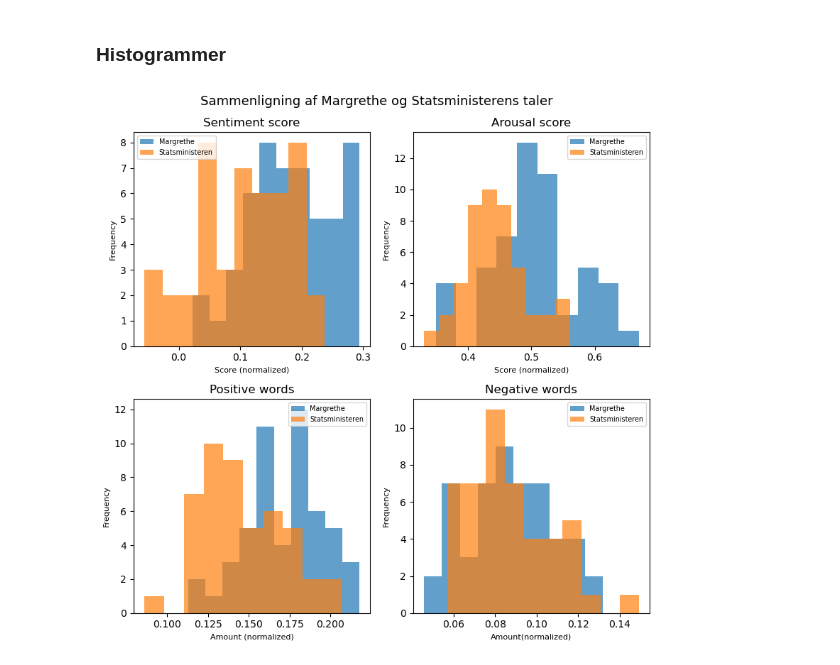
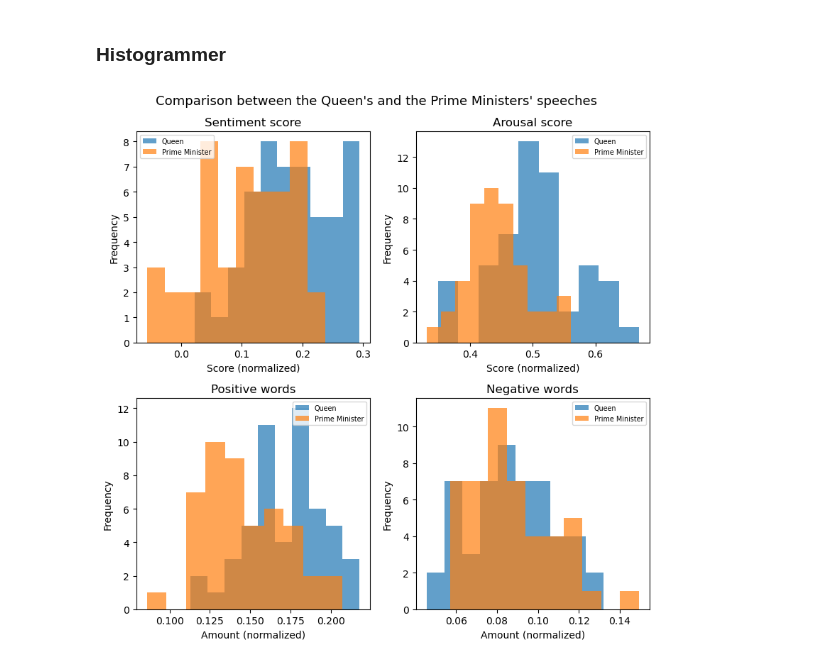
Before and after one commit to ChristianDTU/Nyt-rstaler, a Jupyter notebook: sentiment_score_and_arousal.ipynb, the cells around one changed output. Saved outputs shown, nothing was run; the diff lists cells and outputs as text; code cells hidden in the pictures.

```diff
--- a/sentiment_score_and_arousal.ipynb
+++ b/sentiment_score_and_arousal.ipynb
@@ -412,41 +412,41 @@ plt.tight_layout()
 ### Histogrammer
 # %%
 figure, axis = plt.subplots(2, 2,figsize=(8, 8))
-figure.suptitle("Sammenligning af Margrethe og Statsministerens taler", fontsize = 13)
+figure.suptitle("Comparison between the Queen's and the Prime Ministers' speeches", fontsize = 13)
 
 #sentiment_score
-axis[0,0].hist(Margrethe_dataframe["sentiment_score"], alpha=0.7, label = "Margrethe")
-axis[0,0].hist(Statsministeren_dataframe["sentiment_score"], alpha=0.7, label = "Statsministeren")
+axis[0,0].hist(Margrethe_dataframe["sentiment_score"], alpha=0.7, label = "Queen")
+axis[0,0].hist(Statsministeren_dataframe["sentiment_score"], alpha=0.7, label = "Prime Minister")
 axis[0,0].set_title("Sentiment score", fontsize = 12)
-axis[0,0].set_xlabel('Score (normalized)',fontsize = 8)
-axis[0,0].set_ylabel('Frequency',fontsize = 8)
+axis[0,0].set_xlabel('Score (normalized)',fontsize = 10)
+axis[0,0].set_ylabel('Frequency',fontsize = 10)
 axis[0,0].legend(loc='upper left',fontsize = 'x-small')
 
 
 # #arousal_score
-axis[0,1].hist(Margrethe_dataframe["arousal_score"], alpha=0.7, label = "Margrethe")
-axis[0,1].hist(Statsministeren_dataframe["arousal_score"], alpha=0.7, label = "Statsministeren")
+axis[0,1].hist(Margrethe_dataframe["arousal_score"], alpha=0.7, label = "Queen")
+axis[0,1].hist(Statsministeren_dataframe["arousal_score"], alpha=0.7, label = "Prime Minister")
 axis[0,1].set_title("Arousal score", fontsize = 12)
-axis[0,1].set_xlabel('Score (normalized)',fontsize = 8)
-axis[0,1].set_ylabel('Frequency',fontsize = 8)
+axis[0,1].set_xlabel('Score (normalized)',fontsize = 10)
+axis[0,1].set_ylabel('Frequency',fontsize = 10)
 axis[0,1].legend(loc='upper right',fontsize = 'x-small')
 
 #Positive words
-axis[1,0].hist(Margrethe_dataframe["positive_words"], alpha=0.7, label = "Margrethe")
-axis[1,0].hist(Statsministeren_dataframe["positive_words"], alpha=0.7, label = "Statsministeren")
+axis[1,0].hist(Margrethe_dataframe["positive_words"], alpha=0.7, label = "Queen")
+axis[1,0].hist(Statsministeren_dataframe["positive_words"], alpha=0.7, label = "Prime Minister")
 axis[1,0].set_title("Positive words", fontsize = 12)
-axis[1,0].set_xlabel('Amount (normalized)',fontsize = 8)
-axis[1,0].set_ylabel('Frequency',fontsize = 8)
+axis[1,0].set_xlabel('Amount (normalized)',fontsize = 10)
+axis[1,0].set_ylabel('Frequency',fontsize = 10)
 axis[1,0].legend(loc='upper right',fontsize = 'x-small')
 
 
 # Negative words
-axis[1,1].hist(Margrethe_dataframe["negative_words"], alpha=0.7, label = "Margrethe")
-axis[1,1].hist(Statsministeren_dataframe["negative_words"], alpha=0.7, label = "Statsministeren")
+axis[1,1].hist(Margrethe_dataframe["negative_words"], alpha=0.7, label = "Queen")
+axis[1,1].hist(Statsministeren_dataframe["negative_words"], alpha=0.7, label = "Prime Minister")
 axis[1,1].set_title("Negative words", fontsize = 12)
-axis[1,1].set_xlabel('Amount(normalized)',fontsize = 8)
-axis[1,1].set_ylabel('Frequency',fontsize = 8)
+axis[1,1].set_xlabel('Amount (normalized)',fontsize = 10)
+axis[1,1].set_ylabel('Frequency',fontsize = 10)
 axis[1,1].legend(loc='upper right',fontsize = 'x-small')
 plt.tight_layout()
 # %% [output]
-[figure, old version]
+[figure, new version]
```
Also changed, not shown: 3 other files.
